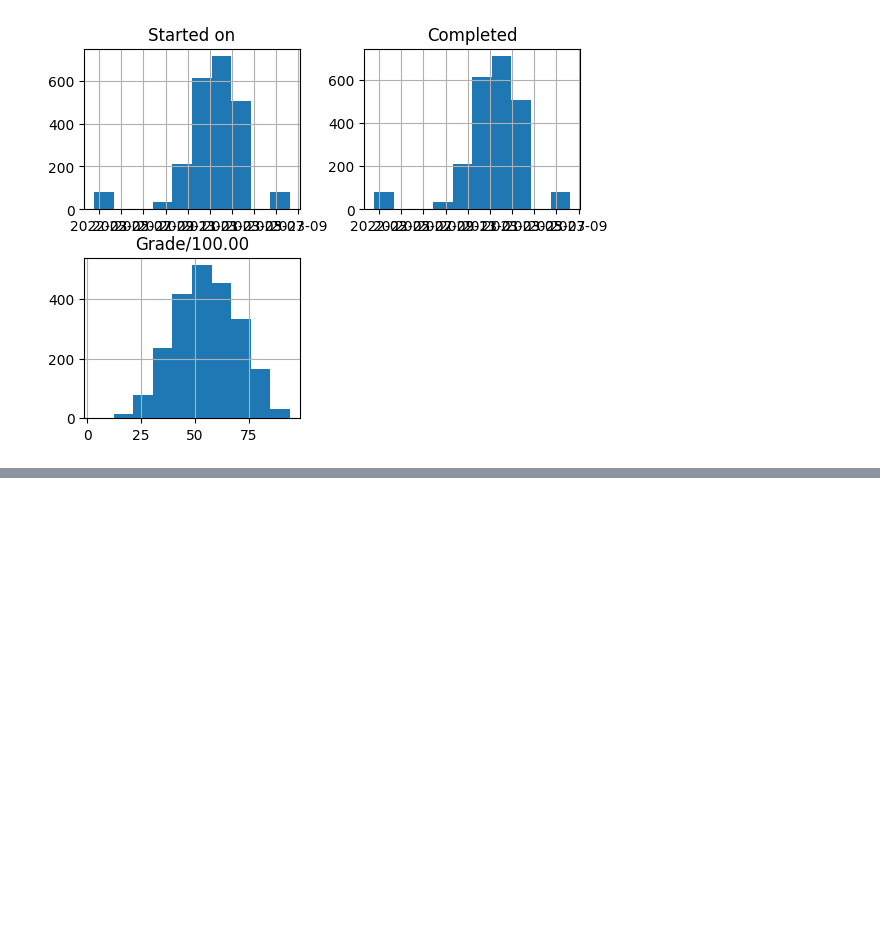
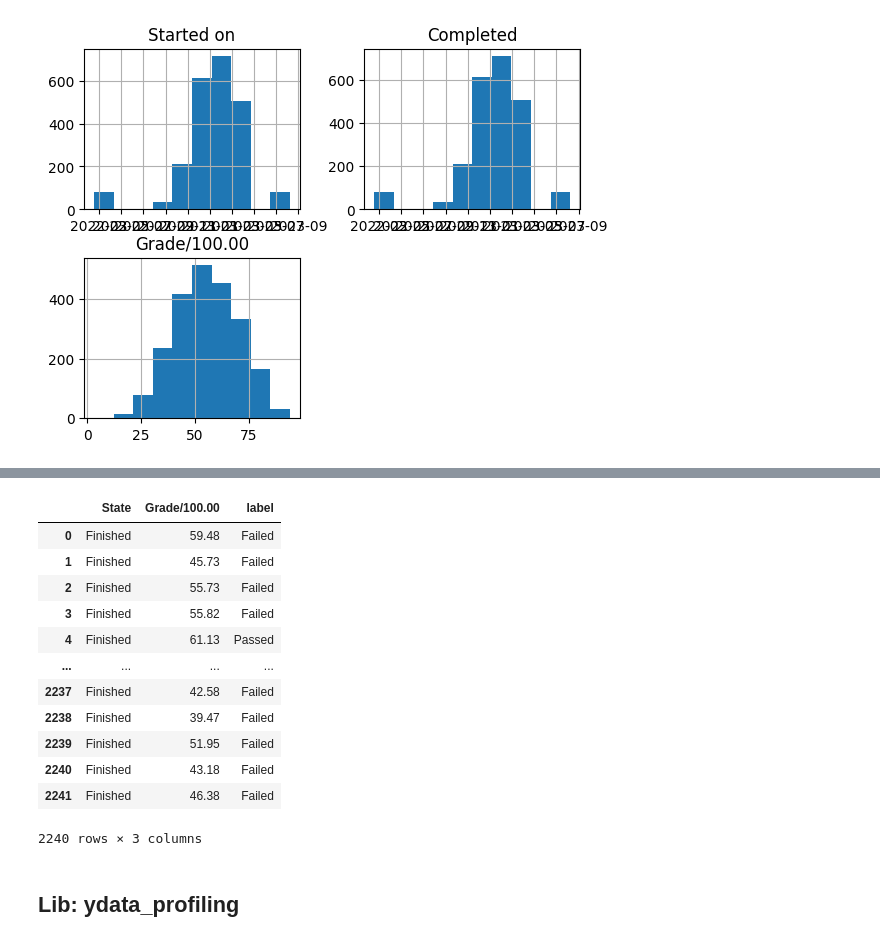
Before and after one commit to Sophal24/DSE_analysis_ds_2023, a Jupyter notebook: 2_data_analysis_dse_test.ipynb, the cells around one changed output, grey strips where cells are left out. Drawn from its saved outputs; the diff is of its cells as text; code cells hidden in the pictures; blank space fills up the shorter version.

Commit message:
test ydata profiling library

```diff
--- a/2_data_analysis_dse_test.ipynb
+++ b/2_data_analysis_dse_test.ipynb
@@ -584,0 +601,20 @@ array([[<AxesSubplot:title={'center':'Started on'}>,
+# %%
+df_finished
+df_finished = df_finished[['State', 'Grade/100.00', 'label']]
+df_finished
+# %% [output]
+|  | State | Grade/100.00 | label |
+| 0 | Finished | 59.48 | Failed |
+| 1 | Finished | 45.73 | Failed |
+| 2 | Finished | 55.73 | Failed |
+| 3 | Finished | 55.82 | Failed |
+| 4 | Finished | 61.13 | Passed |
+| ... | ... | ... | ... |
+| 2237 | Finished | 42.58 | Failed |
+| 2238 | Finished | 39.47 | Failed |
+| 2239 | Finished | 51.95 | Failed |
+| 2240 | Finished | 43.18 | Failed |
+| 2241 | Finished | 46.38 | Failed |
+2240 rows × 3 columns
+# %% [markdown]
+## Lib: ydata_profiling
```
Also changed, not shown: parts of 2 cells of this notebook, 1 other file.
